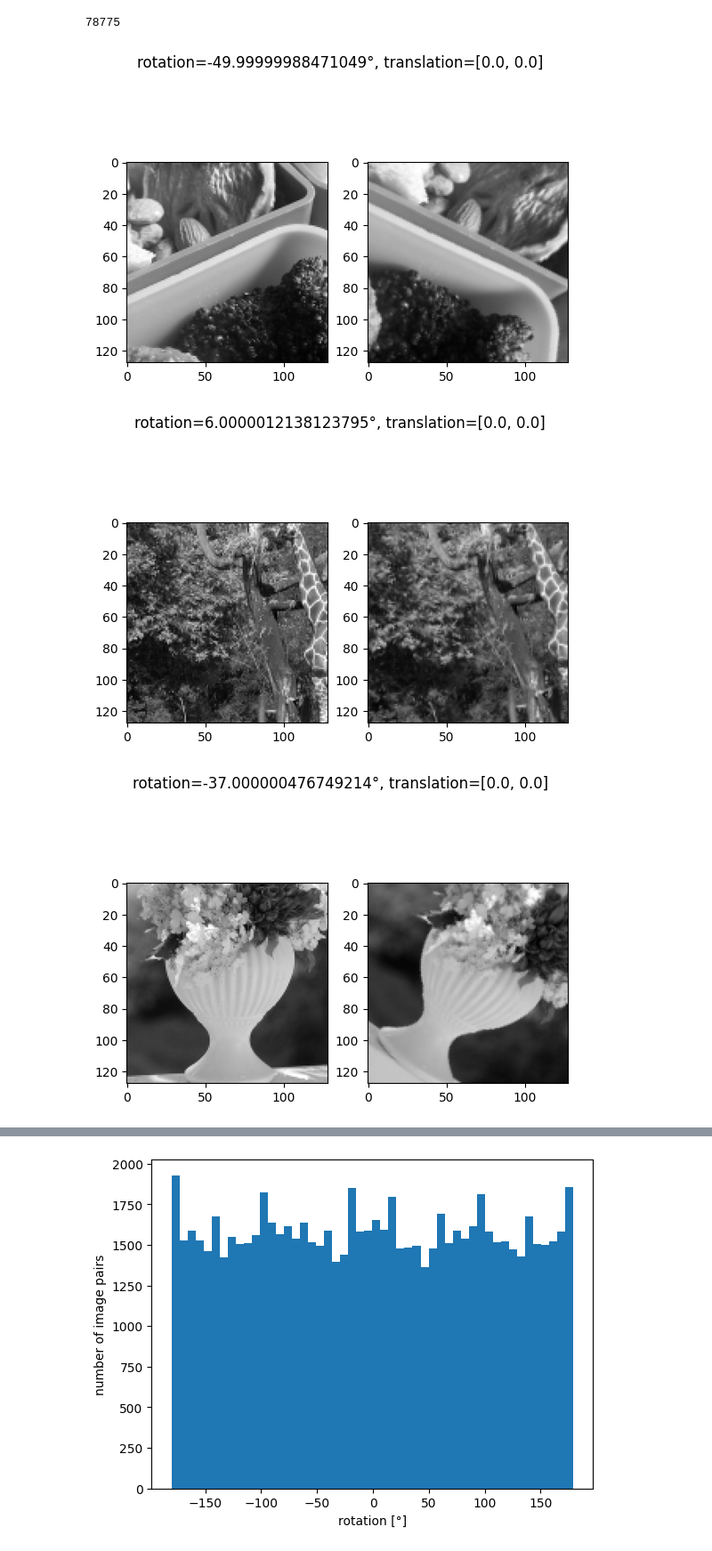
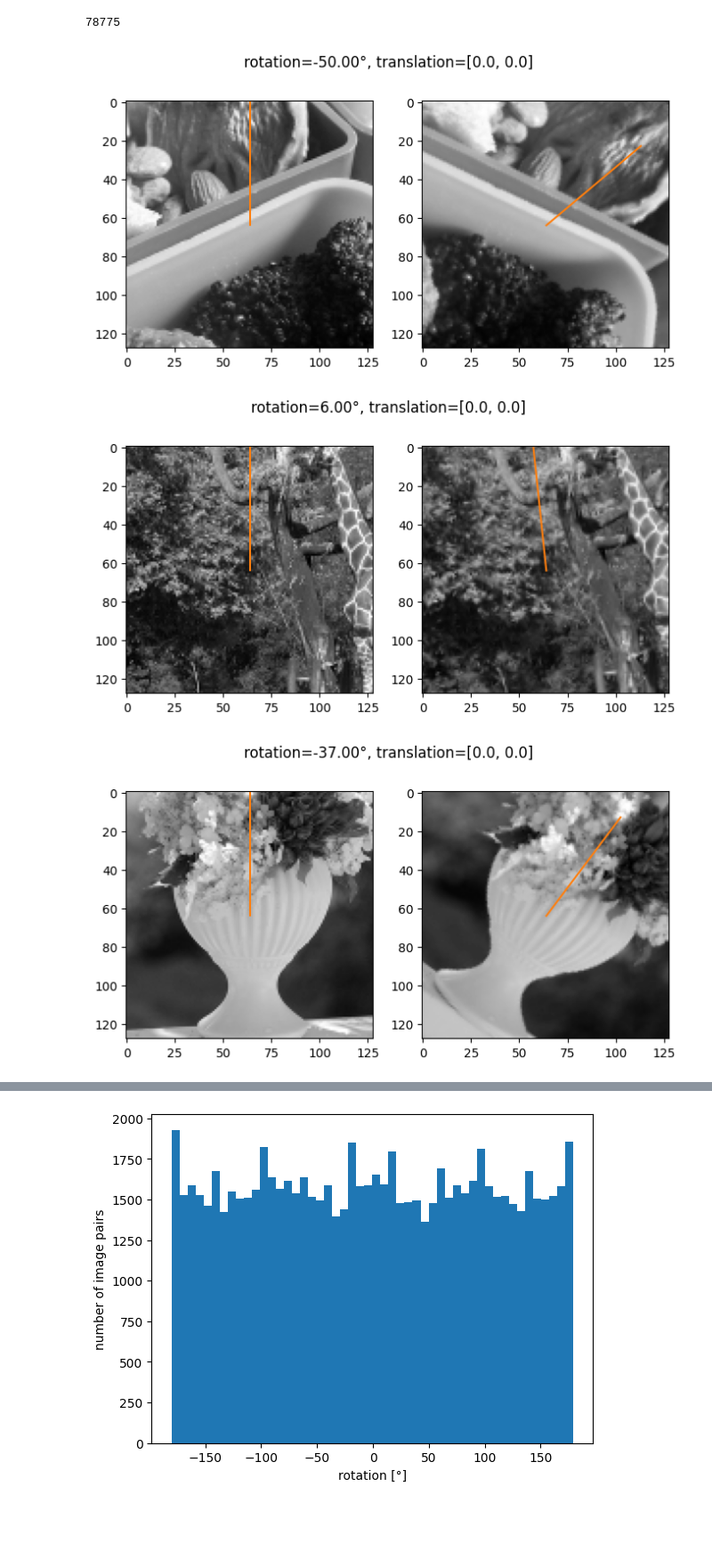
Before and after one commit to yannikmotzet/homographynet-rotation, a Jupyter notebook: 01_data_generation.ipynb, the cells around one changed output, grey strips where cells are left out. Shown at 89% size. Saved outputs shown, nothing was run; the diff lists cells and outputs as text; code cells hidden in the pictures; blank space fills up the shorter version.

Commit message:
add images to readme

```diff
--- a/01_data_generation.ipynb
+++ b/01_data_generation.ipynb
@@ -148,18 +148,35 @@ print(len(train_data))
 78775
 # %%
 # plot sample pairs
-for sample_id in range(5):
+for sample_id in range(0, 4):
     sample_image_pair = train_data[sample_id][0]
     sample_H_four_point = train_data[sample_id][1]
     sample_transformation = four_point_to_transformation(train_data[sample_id][1] * NORM_FACTOR)
     sample_translation = sample_transformation[0]
     sample_angle = sample_transformation[1]
 
-    fig, axs = plt.subplots(1, 2)
-    fig.suptitle(f"rotation={np.degrees(sample_angle)}°, translation={sample_translation}")
+    fig, axs = plt.subplots(1, 2, figsize=(8, 4))
+    fig.suptitle(f"rotation={np.degrees(sample_angle):.2f}°, translation={sample_translation}")
     axs[0].imshow(sample_image_pair[:, :, 0], cmap="gray")
+    axs[0].plot([PATCH_SIZE/2, PATCH_SIZE/2], [PATCH_SIZE/2, 0], c="C1")
     axs[1].imshow(sample_image_pair[:, :, 1], cmap="gray")
+
+    length = PATCH_SIZE/2
+    x = np.cos(-sample_angle)
+    y = np.sin(-sample_angle)
+    if y == 0.0:
+        x_scaling = length
+        y_scaling = 0
+    elif x == 0.0:
+        x_scaling = 0
+        y_scaling = length
+    else:
+        x_scaling = (y/x)*length
+        y_scaling = (x/y)*length
+    x = x * x_scaling
+    y = y * y_scaling
+    axs[1].plot([PATCH_SIZE/2, PATCH_SIZE/2+x], [PATCH_SIZE/2, PATCH_SIZE/2-y], c="C1")
 # %% [output]
-[figure, old version]
+[figure, new version]
-[figure, old version]
+[figure, new version]
-[figure, old version]
+[figure, new version]
```
Also changed, not shown: parts of 4 cells of this notebook, 5 other files.
